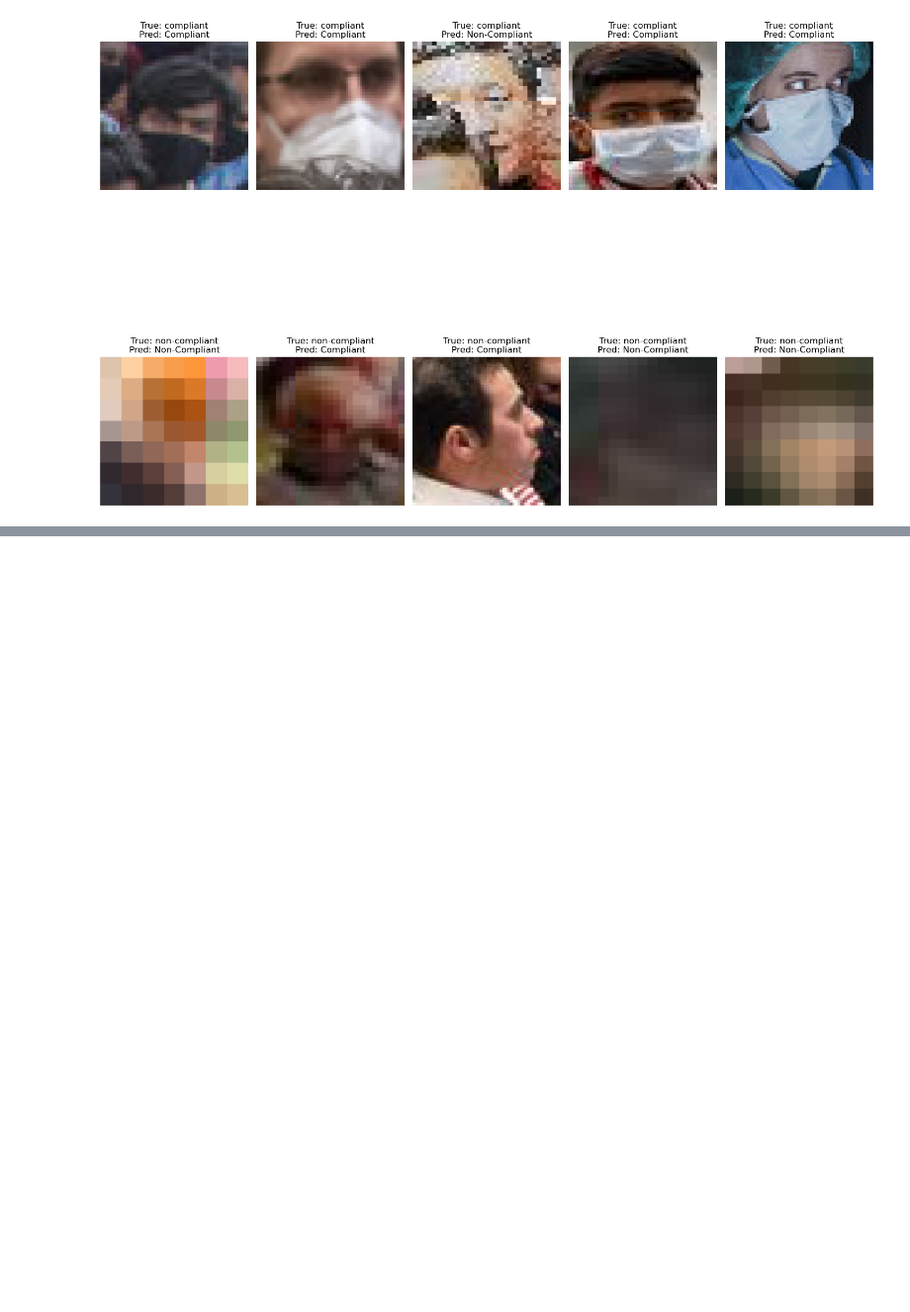
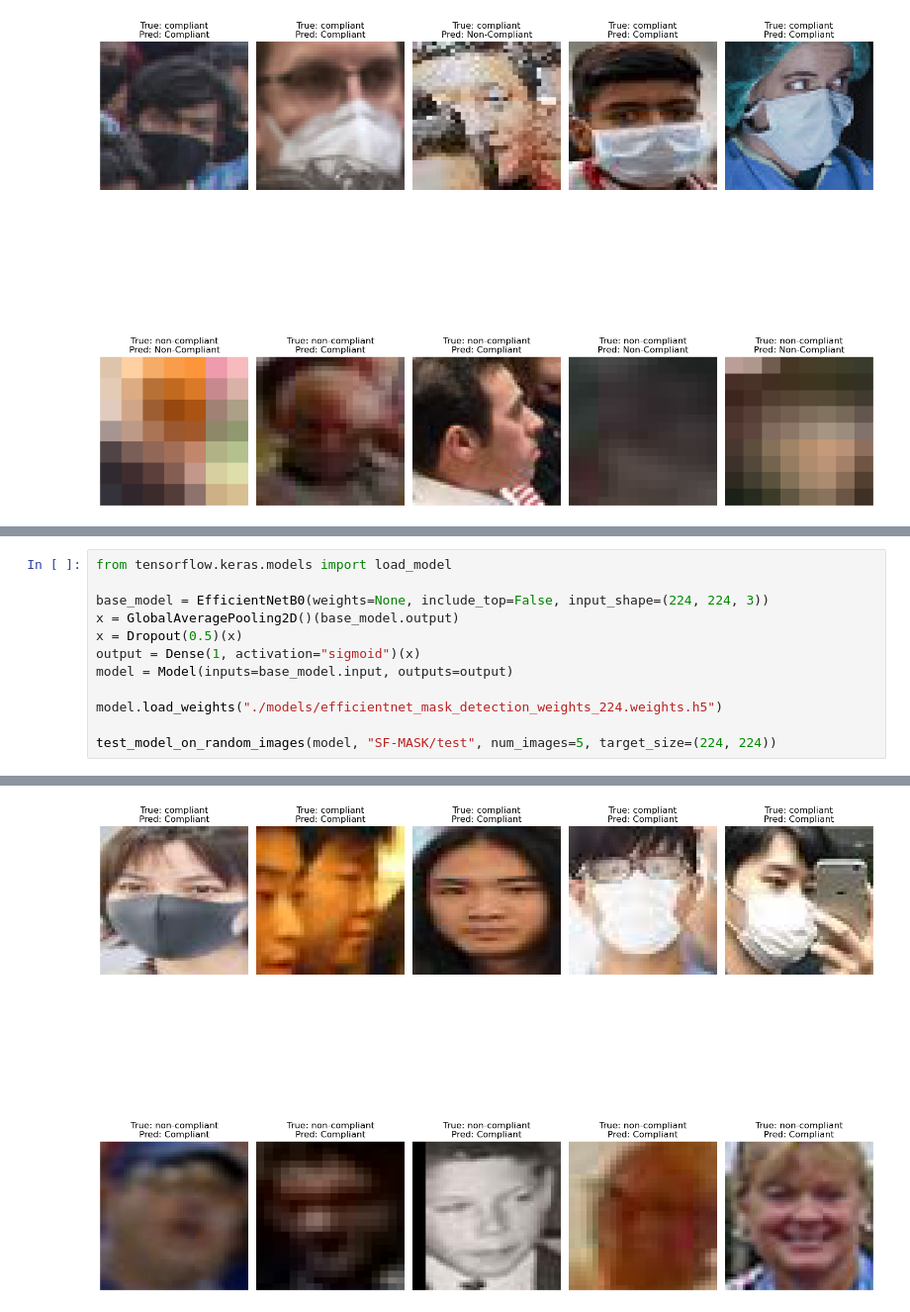
Before and after one commit to WacimN/SF-mask-detection, a Jupyter notebook: pierre/SF-Mask-Recognition.ipynb, the cells around one changed output, grey strips where cells are left out. Shown at 99% size. Cells and saved outputs as stored; diff of their text form; blank space fills up the shorter version.

Commit message:
EfficientNet 224x244 resolution wiht graphics and models

```diff
--- a/pierre/SF-Mask-Recognition.ipynb
+++ b/pierre/SF-Mask-Recognition.ipynb
@@ -386,0 +670,13 @@ test_model_on_random_images(model, test_dir, num_images=5, target_size=(160,160)
+# %%
+from tensorflow.keras.models import load_model
+
+base_model = EfficientNetB0(weights=None, include_top=False, input_shape=(224, 224, 3))
+x = GlobalAveragePooling2D()(base_model.output)
+x = Dropout(0.5)(x)
+output = Dense(1, activation="sigmoid")(x)
+model = Model(inputs=base_model.input, outputs=output)
+
+model.load_weights("./models/efficientnet_mask_detection_weights_224.weights.h5")
+
+test_model_on_random_images(model, "SF-MASK/test", num_images=5, target_size=(224, 224))
+# %% [output]
@@ -386,0 +693 @@ test_model_on_random_images(model, test_dir, num_images=5, target_size=(160,160)
+[figure, added]
```
Also changed, not shown: parts of 26 cells of this notebook, 2 other files.
